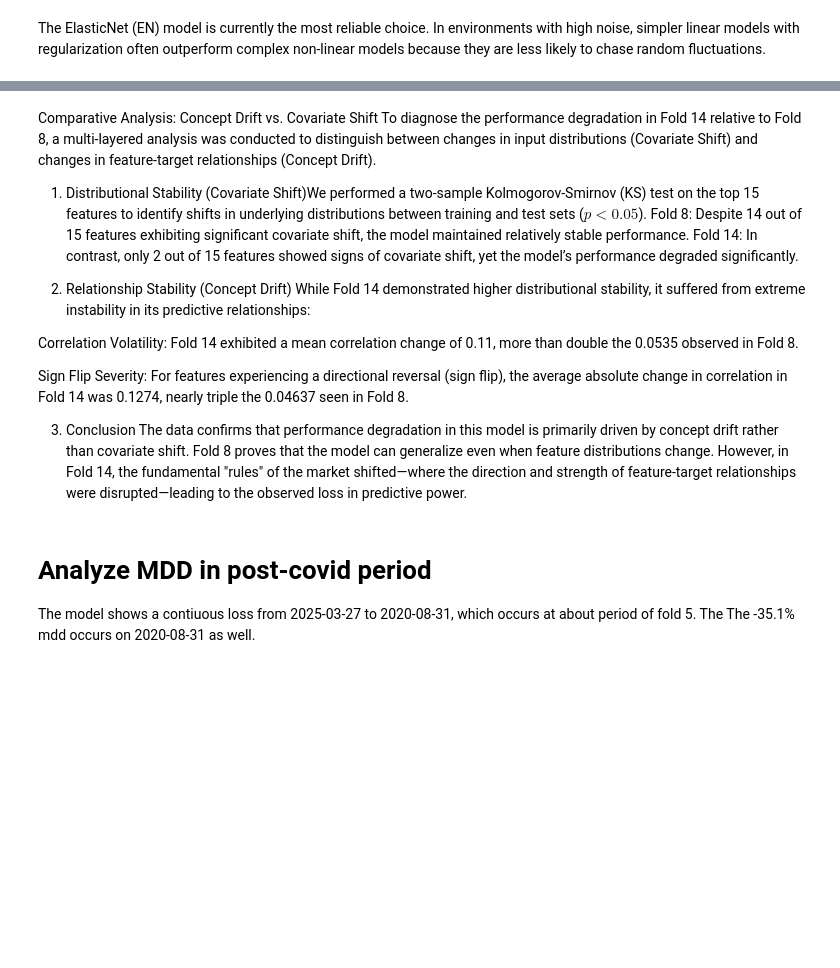
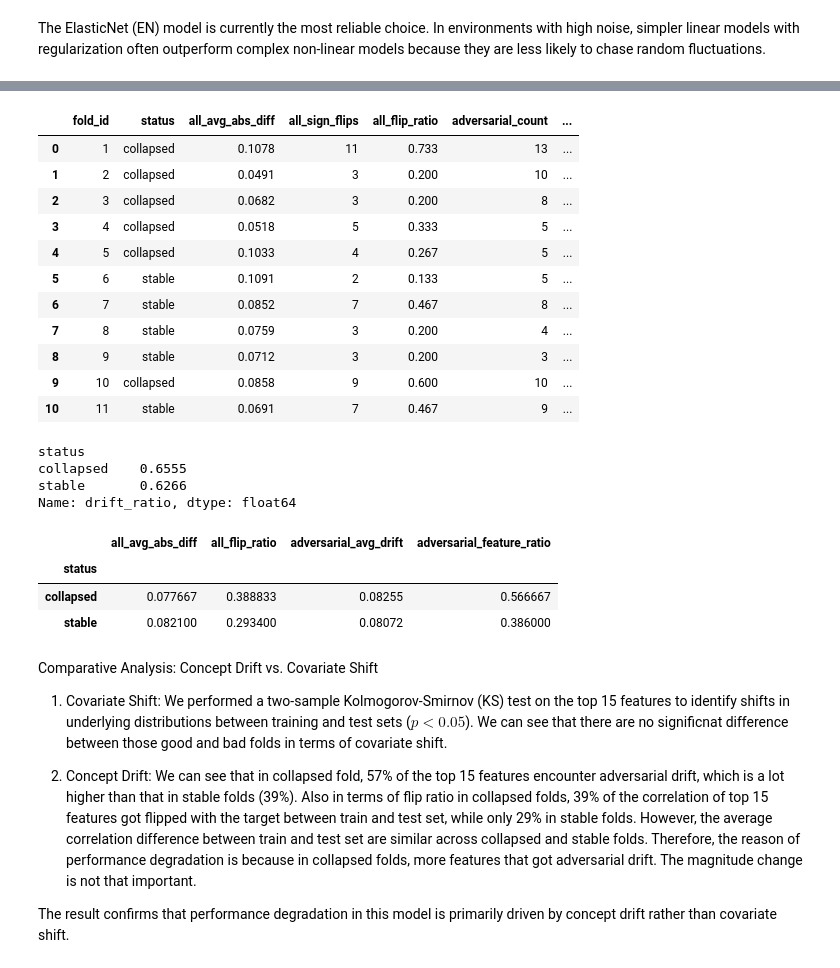
Before and after one commit to ron-shen/Regime-Shift-Analysis-Forecasting-of-QQQ-Returns, a Jupyter notebook: notebooks/model.ipynb, the cells around one changed output, grey strips where cells are left out. Saved outputs shown, nothing was run; the diff lists cells and outputs as text; code cells hidden in the pictures; blank space fills up the shorter version.

```diff
--- a/notebooks/model.ipynb
+++ b/notebooks/model.ipynb
@@ -497,0 +324,17 @@ Number of features with sign flip: 6
+# %%
+folds_info = [
+    {"id": 1, "train": ("2013-08-14", "2018-05-15"), "val": ("2018-05-16", "2018-10-24"), "status": "collapsed"},
+    {"id": 2, "train": ("2014-03-24", "2018-10-24"), "val": ("2018-10-25", "2019-05-01"), "status": "collapsed"},
+    {"id": 3, "train": ("2014-09-04", "2019-05-01"), "val": ("2019-05-02", "2019-10-04"), "status": "collapsed"},
+    {"id": 4, "train": ("2015-03-03", "2019-10-04"), "val": ("2019-10-07", "2020-03-31"), "status": "collapsed"},
+    {"id": 5, "train": ("2015-08-07", "2020-03-31"), "val": ("2020-04-01", "2020-09-03"), "status": "collapsed"},
+    {"id": 6, "train": ("2016-02-02", "2020-09-03"), "val": ("2020-09-04", "2021-03-08"), "status": "stable"},
+    {"id": 7, "train": ("2016-07-15", "2021-03-08"), "val": ("2021-03-09", "2021-08-10"), "status": "stable"},
+    {"id": 8, "train": ("2016-12-29", "2021-08-10"), "val": ("2021-08-11", "2022-01-31"), "status": "stable"},
+    {"id": 9, "train": ("2017-06-19", "2022-01-31"), "val": ("2022-02-01", "2022-07-18"), "status": "stable"},
+    {"id": 10, "train": ("2017-11-22", "2022-07-18"), "val": ("2022-07-19", "2022-12-30"), "status": "collapsed"},
+    {"id": 11, "train": ("2018-05-16", "2022-12-30"), "val": ("2023-01-05", "2023-06-15"), "status": "stable"},
+]
+# %%
+covariate_shift_analysis = analyze_covariate_shift(X, cv_res_train, folds_info)
+concept_drift_analysis = analyze_fold_concept_drift(X, y, cv_res_train, folds_info)
@@ -498,21 +356,38 @@ Number of features with sign flip: 6
+# %%
+concept_drift_analysis
+# %% [output]
+|  | fold_id | status | all_avg_abs_diff | all_sign_flips | all_flip_ratio | adversarial_count | ... |
+| 0 | 1 | collapsed | 0.1078 | 11 | 0.733 | 13 | ... |
+| 1 | 2 | collapsed | 0.0491 | 3 | 0.200 | 10 | ... |
+| 2 | 3 | collapsed | 0.0682 | 3 | 0.200 | 8 | ... |
+| 3 | 4 | collapsed | 0.0518 | 5 | 0.333 | 5 | ... |
+| 4 | 5 | collapsed | 0.1033 | 4 | 0.267 | 5 | ... |
+| 5 | 6 | stable | 0.1091 | 2 | 0.133 | 5 | ... |
+| 6 | 7 | stable | 0.0852 | 7 | 0.467 | 8 | ... |
+| 7 | 8 | stable | 0.0759 | 3 | 0.200 | 4 | ... |
+| 8 | 9 | stable | 0.0712 | 3 | 0.200 | 3 | ... |
+| 9 | 10 | collapsed | 0.0858 | 9 | 0.600 | 10 | ... |
+| 10 | 11 | stable | 0.0691 | 7 | 0.467 | 9 | ... |
+# %%
+covariate_shift_analysis.groupby('status')['drift_ratio'].mean()
+# %% [output]
+status
+collapsed    0.6555
+stable       0.6266
+Name: drift_ratio, dtype: float64
+# %%
+concept_drift_analysis.groupby('status')[['all_avg_abs_diff', 'all_flip_ratio',
+                                    'adversarial_avg_drift', 'adversarial_feature_ratio']].mean()
+# %% [output]
+|  | all_avg_abs_diff | all_flip_ratio | adversarial_avg_drift | adversarial_feature_ratio |
+| status |  |  |  |  |
+| collapsed | 0.077667 | 0.388833 | 0.08255 | 0.566667 |
+| stable | 0.082100 | 0.293400 | 0.08072 | 0.386000 |
 # %% [markdown]
 Comparative Analysis: Concept Drift vs. Covariate Shift
-To diagnose the performance degradation in Fold 14 relative to Fold 8, a multi-layered analysis was conducted to distinguish between changes in input distributions (Covariate Shift) and changes in feature-target relationships (Concept Drift).
 
-1. Distributional Stability (Covariate Shift)We performed a two-sample Kolmogorov-Smirnov (KS) test on the top 15 features to identify shifts in underlying distributions between training and test sets ($p < 0.05$).
-Fold 8: Despite 14 out of 15 features exhibiting significant covariate shift, the model maintained relatively stable performance.
-Fold 14: In contrast, only 2 out of 15 features showed signs of covariate shift, yet the model’s performance degraded significantly.
+1. Covariate Shift: We performed a two-sample Kolmogorov-Smirnov (KS) test on the top 15 features to identify shifts in underlying distributions between training and test sets ($p < 0.05$). We can see that there are no significnat difference between those good and bad folds in terms of covariate shift.
 
-2. Relationship Stability (Concept Drift)
-While Fold 14 demonstrated higher distributional stability, it suffered from extreme instability in its predictive relationships:
+2. Concept Drift: We can see that in collapsed fold, 57% of the top 15 features encounter adversarial drift, which is a lot higher than that in stable folds (39%). Also in terms of flip ratio in collapsed folds, 39% of the correlation of top 15 features got flipped with the target between train and test set, while only 29% in stable folds. However, the average correlation difference between train and test set are similar across collapsed and stable folds. Therefore, the reason of performance degradation is because in collapsed folds, more features that got adversarial drift. The magnitude change is not that important.
 
-Correlation Volatility: Fold 14 exhibited a mean correlation change of 0.11, more than double the 0.0535 observed in Fold 8.
-
-Sign Flip Severity: For features experiencing a directional reversal (sign flip), the average absolute change in correlation in Fold 14 was 0.1274, nearly triple the 0.04637 seen in Fold 8.
-
-3. Conclusion
-The data confirms that performance degradation in this model is primarily driven by concept drift rather than covariate shift. Fold 8 proves that the model can generalize even when feature distributions change. However, in Fold 14, the fundamental "rules" of the market shifted—where the direction and strength of feature-target relationships were disrupted—leading to the observed loss in predictive power.
+The result confirms that performance degradation in this model is primarily driven by concept drift rather than covariate shift.
-# %% [markdown]
-# Analyze MDD in post-covid period
-
-The model shows a contiuous loss from 2025-03-27 to 2020-08-31, which occurs at about period of fold 5. The The -35.1% mdd occurs on 2020-08-31 as well.
```
Also changed, not shown: parts of 33 cells of this notebook, 8 other files.
